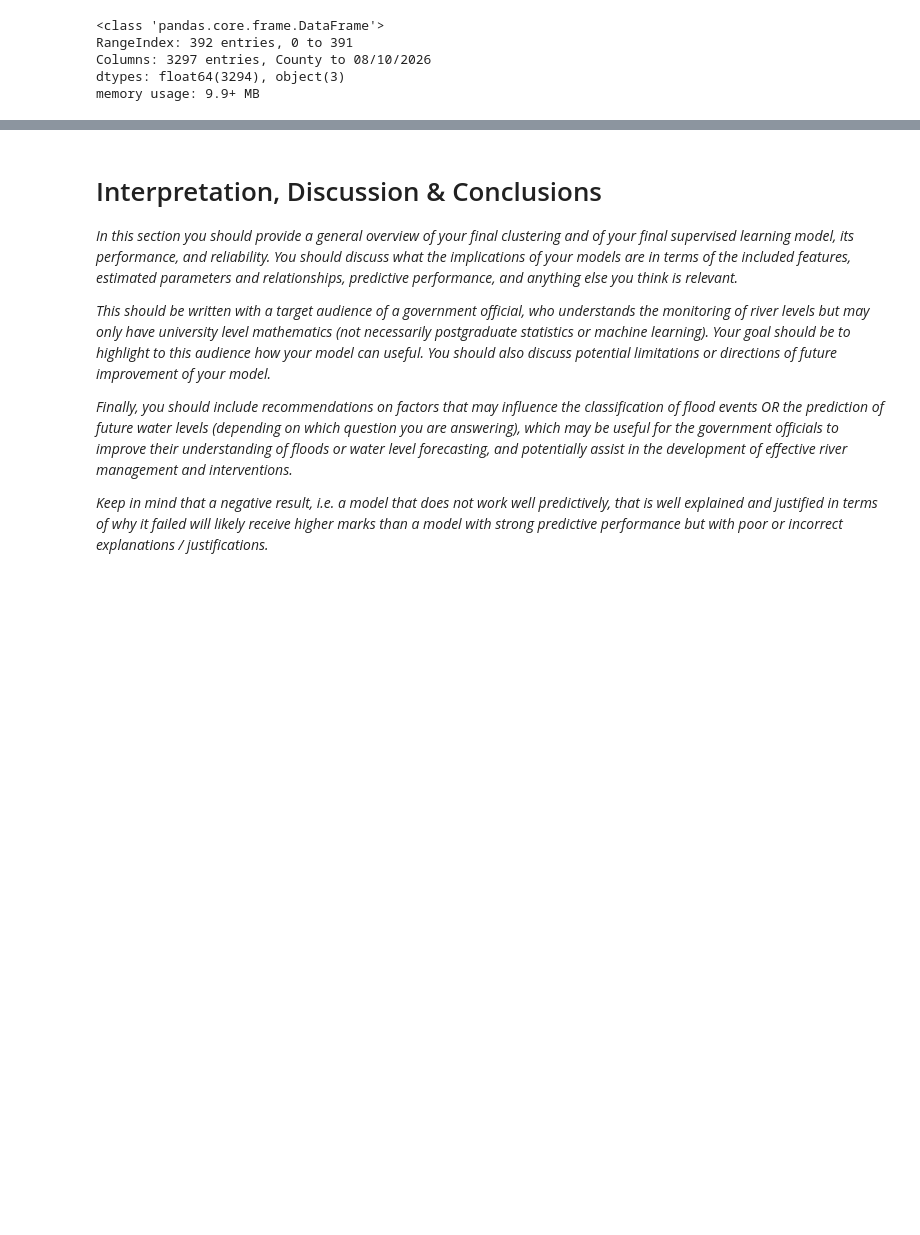
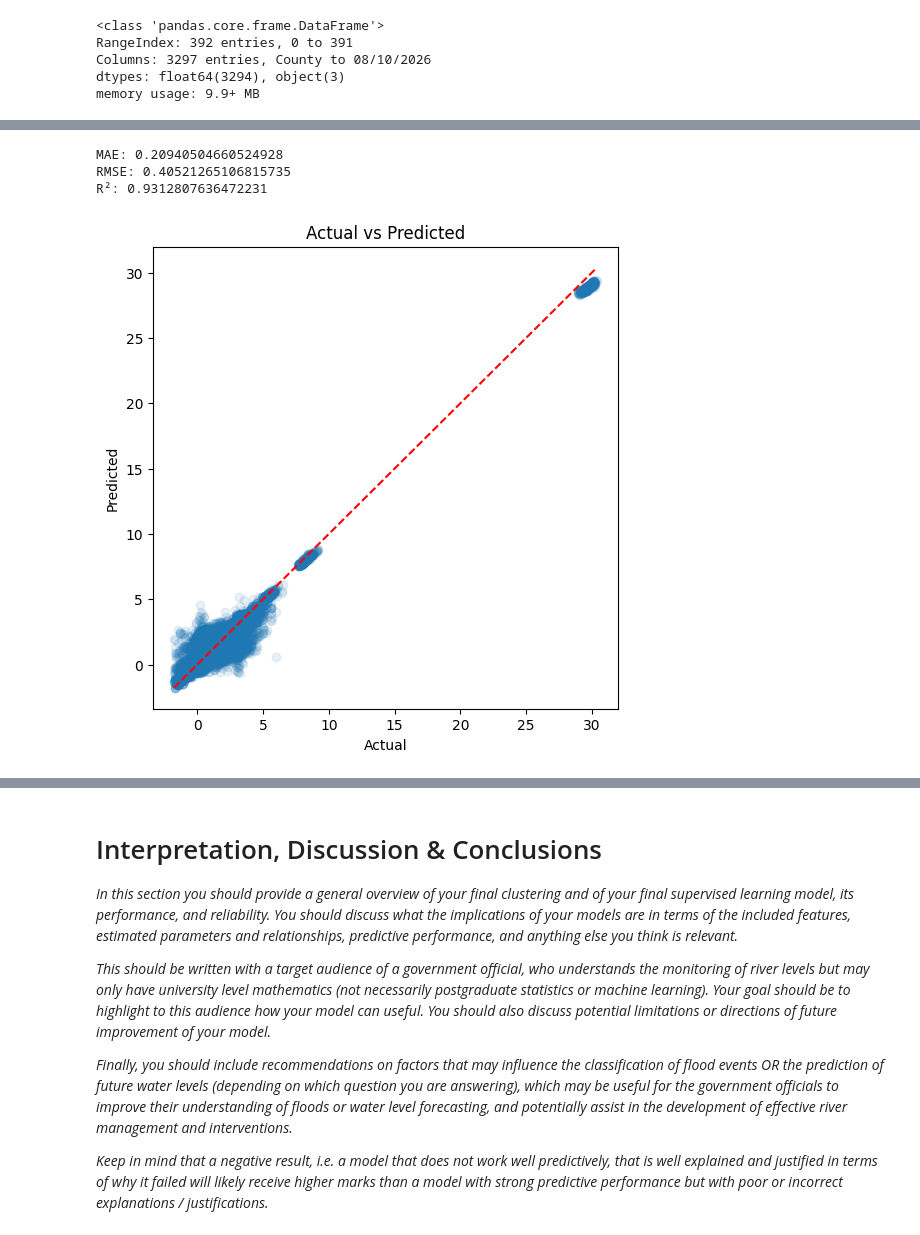
Before and after one commit to B318786-2026/Machine-learning-project, a Jupyter notebook: project.ipynb, the cells around one changed output, grey strips where cells are left out. Saved outputs shown, nothing was run; the diff lists cells and outputs as text; code cells hidden in the pictures; blank space fills up the shorter version.

Commit message:
fixed my linear regression and changed what we do with missing data to be more suitable for linear regression

```diff
--- a/project.ipynb
+++ b/project.ipynb
@@ -555,0 +401,7 @@ Standard Deviation of Residuals: 0.0729
+# %%
+df_model = df.dropna(subset=feature_cols + ["avg"])
+print(df_model.shape)
+print(df_model["date"].min())
+print(df_model["date"].max())
+print(df_model["Station_Name"].nunique())
+print(df["Station_Name"].nunique())
@@ -555,0 +414,13 @@ Standard Deviation of Residuals: 0.0729
+# %%
+train = df_model[
+    df_model["date"] < "2025-09-01"
+]
+
+valid = df_model[
+    (df_model["date"] >= "2025-09-01") &
+    (df_model["date"] < "2026-09-01")
+]
+
+test = df_model[
+    df_model["date"] >= "2026-09-01"
+]
@@ -555,0 +435,51 @@ Standard Deviation of Residuals: 0.0729
+# %%
+baseline_features = [
+    "lag_1",
+    "lag_7",
+    "lag_30"
+]
+
+X_train = train[baseline_features]
+y_train = train["avg"]
+
+X_val = valid[baseline_features]
+y_val = valid["avg"]
+
+from sklearn.linear_model import LinearRegression
+
+baseline = LinearRegression()
+baseline.fit(X_train, y_train)
+
+val_pred = baseline.predict(X_val)
+
+from sklearn.metrics import mean_absolute_error, mean_squared_error, r2_score
+import numpy as np
+
+mae = mean_absolute_error(y_val, val_pred)
+rmse = np.sqrt(mean_squared_error(y_val, val_pred))
+r2 = r2_score(y_val, val_pred)
+
+print("MAE:", mae)
+print("RMSE:", rmse)
+print("R²:", r2)
+
+residuals = y_val - val_pred
+
+plt.figure(figsize=(6,6))
+plt.scatter(y_val, val_pred, alpha=0.1)
+
+lims = [
+    min(y_val.min(), val_pred.min()),
+    max(y_val.max(), val_pred.max())
+]
+
+plt.plot(lims, lims, "r--")
+plt.xlabel("Actual")
+plt.ylabel("Predicted")
+plt.title("Actual vs Predicted")
+plt.show()
+# %% [output]
+MAE: 0.20940504660524928
+RMSE: 0.40521265106815735
+R²: 0.9312807636472231
+[figure, added]
```
Also changed, not shown: parts of 20 cells of this notebook.
